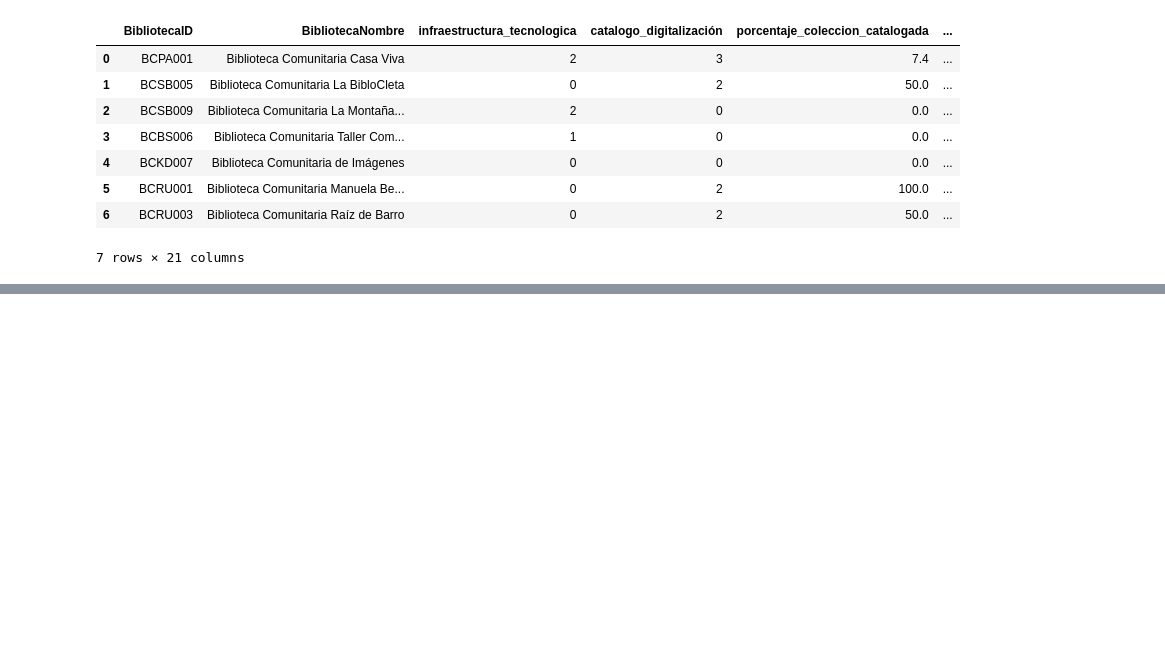
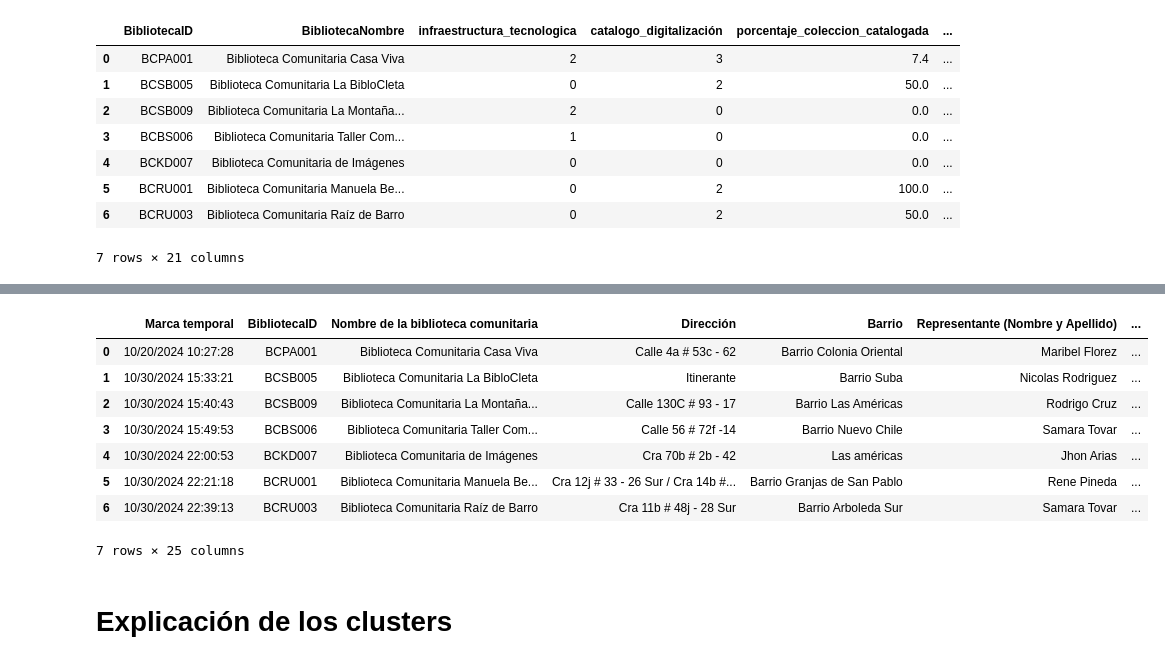
Before and after one commit to complexluise/bibliotecas_comunitarias_grafos, a Jupyter notebook: notebooks/2. Obtención de la red de atributos de bibliotecas.ipynb, the cells around one changed output, grey strips where cells are left out. Saved outputs shown, nothing was run; the diff lists cells and outputs as text; code cells hidden in the pictures; blank space fills up the shorter version.

```diff
--- a/notebooks/2. Obtención de la red de atributos de bibliotecas.ipynb
+++ b/notebooks/2. Obtención de la red de atributos de bibliotecas.ipynb
@@ -58,0 +155,17 @@ nx.write_graphml(network, "network.graphml")
+# %%
+df_encuestas = pd.read_csv("../data/Contacto Bibliotecas - Formulario Coordenadas.csv")
+df_categorias = pd.read_csv("../data/Contacto Bibliotecas - Coordenadas de Analísis.csv")
+# %%
+df_encuestas
+# %% [output]
+|  | Marca temporal | BibliotecaID | Nombre de la biblioteca comunitaria | Dirección | Barrio | Representante (Nombre y Apellido) | ... |
+| 0 | 10/20/2024 10:27:28 | BCPA001 | Biblioteca Comunitaria Casa Viva | Calle 4a # 53c - 62 | Barrio Colonia Oriental | Maribel Florez | ... |
+| 1 | 10/30/2024 15:33:21 | BCSB005 | Biblioteca Comunitaria La BibloCleta | Itinerante | Barrio Suba | Nicolas Rodriguez | ... |
+| 2 | 10/30/2024 15:40:43 | BCSB009 | Biblioteca Comunitaria La Montaña... | Calle 130C # 93 - 17 | Barrio Las Américas | Rodrigo Cruz | ... |
+| 3 | 10/30/2024 15:49:53 | BCBS006 | Biblioteca Comunitaria Taller Com... | Calle 56 # 72f -14 | Barrio Nuevo Chile | Samara Tovar | ... |
+| 4 | 10/30/2024 22:00:53 | BCKD007 | Biblioteca Comunitaria de Imágenes | Cra 70b # 2b - 42 | Las américas | Jhon Arias | ... |
+| 5 | 10/30/2024 22:21:18 | BCRU001 | Biblioteca Comunitaria Manuela Be... | Cra 12j # 33 - 26 Sur / Cra 14b #... | Barrio Granjas de San Pablo | Rene Pineda | ... |
+| 6 | 10/30/2024 22:39:13 | BCRU003 | Biblioteca Comunitaria Raíz de Barro | Cra 11b # 48j - 28 Sur | Barrio Arboleda Sur | Samara Tovar | ... |
+7 rows × 25 columns
+# %% [markdown]
+# Explicación de los clusters
```
Also changed, not shown: parts of 10 cells of this notebook.
